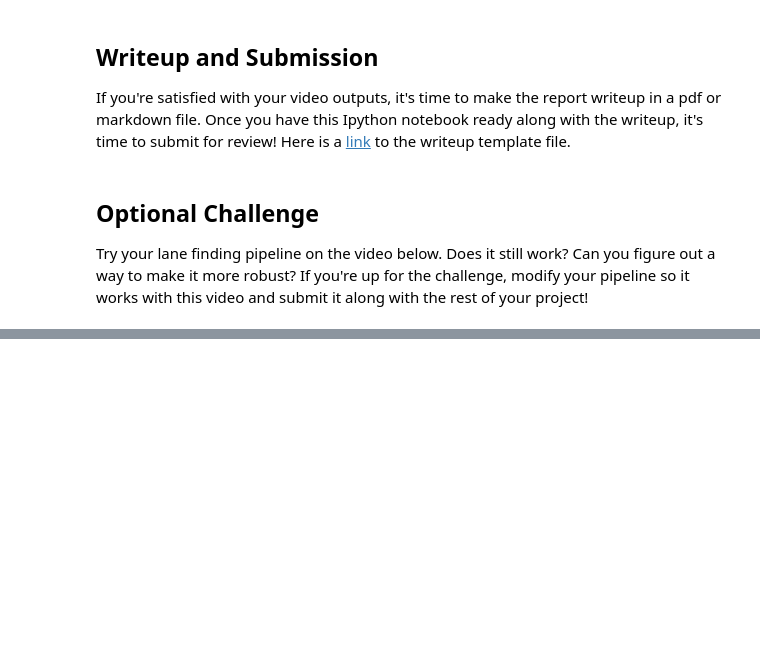
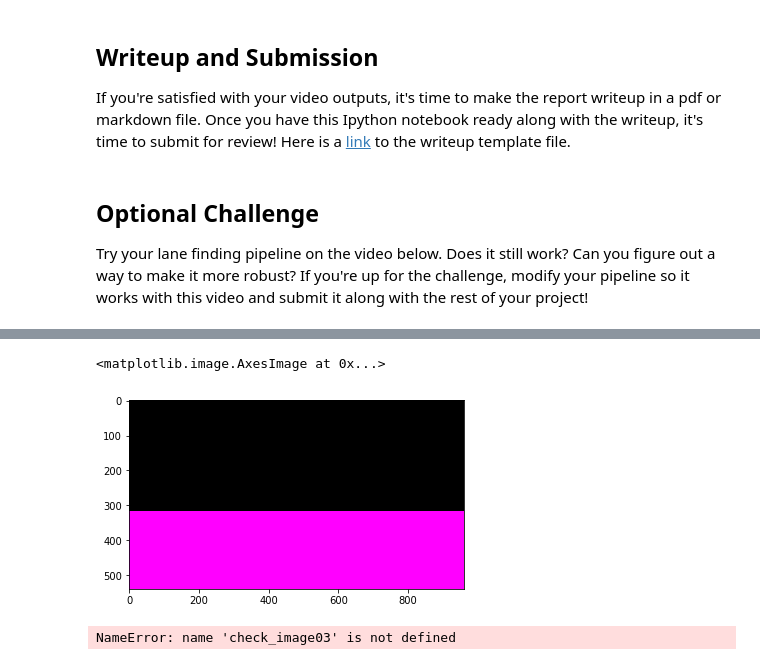
Before and after one commit to KSHIBA-HHQ/udacity-prj01, a Jupyter notebook: CarND-LaneLines-P1-master/P1.ipynb, the cells around one changed output, grey strips where cells are left out. Cells and saved outputs as stored; diff of their text form; code cells hidden in the pictures; blank space fills up the shorter version.

```diff
--- a/CarND-LaneLines-P1-master/P1.ipynb
+++ b/CarND-LaneLines-P1-master/P1.ipynb
@@ -819,3 +852,12 @@ HTML("""
 """.format(challenge_output))
 # %% [output]
 [interactive output not drawn]
+# %%
+ plt.imshow(check_rgn_image2)
+# %% [output]
+<matplotlib.image.AxesImage at 0x...>
+[figure, added]
+# %%
+ plt.imshow(check_image03)
+# %% [output]
+NameError: name 'check_image03' is not defined
```
Also changed, not shown: parts of 14 cells of this notebook, 1 other file.
